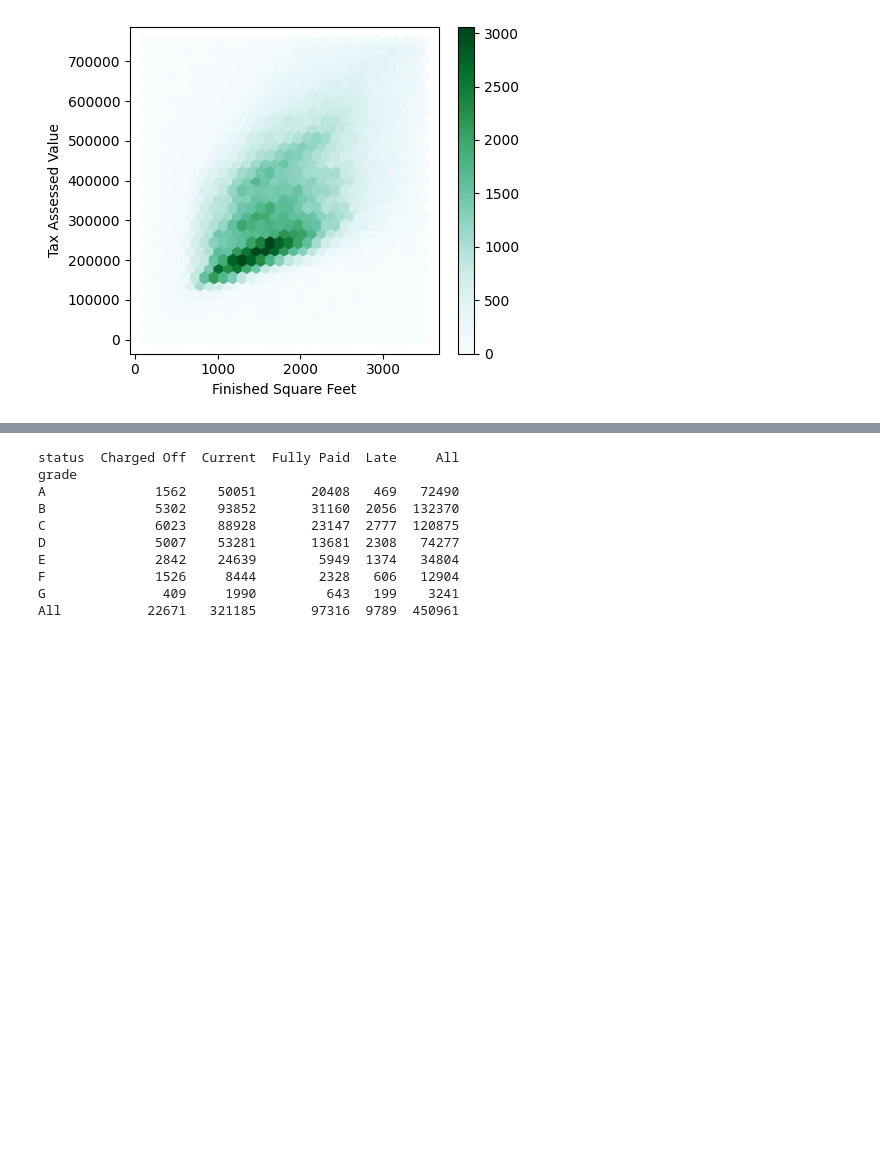
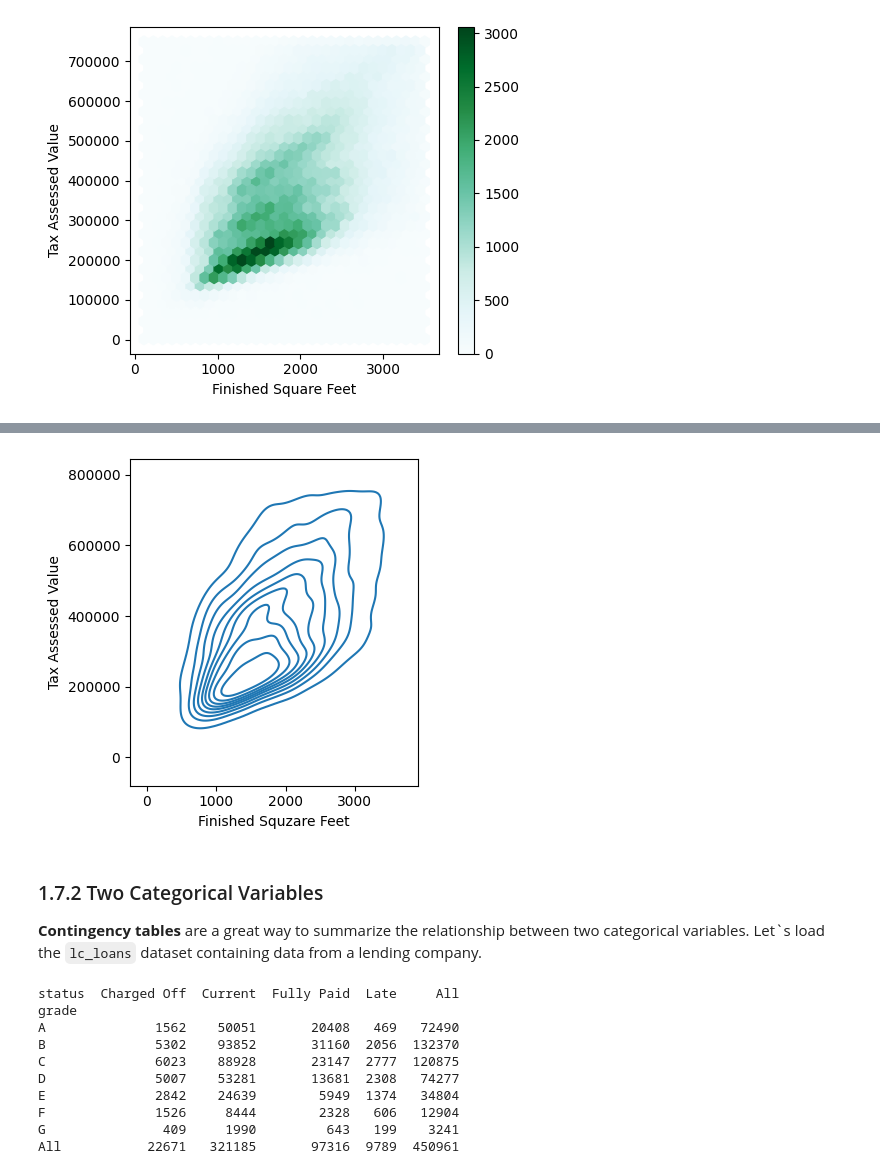
Before and after one commit to felipesebben/practical_statistics, a Jupyter notebook: 1_Exploratory_Data_Analysis.ipynb, the cells around one changed output, grey strips where cells are left out. Cells and saved outputs as stored; diff of their text form; code cells hidden in the pictures; blank space fills up the shorter version.

```diff
--- a/1_Exploratory_Data_Analysis.ipynb
+++ b/1_Exploratory_Data_Analysis.ipynb
@@ -532,3 +534,16 @@ plt.show()
+# %%
+fig, ax = plt.subplots(figsize=(4, 4))
+sns.kdeplot(data=kc_tax0.sample(10000), x='SqFtTotLiving', y='TaxAssessedValue', ax=ax)
+ax.set_xlabel('Finished Squzare Feet')
+ax.set_ylabel('Tax Assessed Value')
+
+plt.tight_layout()
+plt.show()
+# %% [output]
+[figure, added]
+# %% [markdown]
+<h3>1.7.2 Two Categorical Variables</h3>
+<p><strong>Contingency tables</strong> are a great way to summarize the relationship between two categorical variables. Let`s load the <code>lc_loans</code> dataset containing data from a lending company.</p>
 # %%
 lc_loans = pd.read_csv(LC_LOANS_CSV)
 # %%
```
Also changed, not shown: parts of 13 cells of this notebook.
